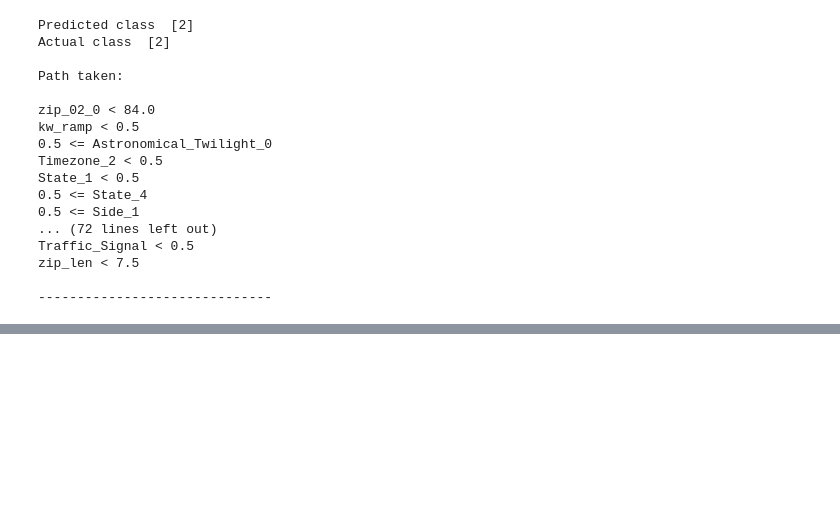
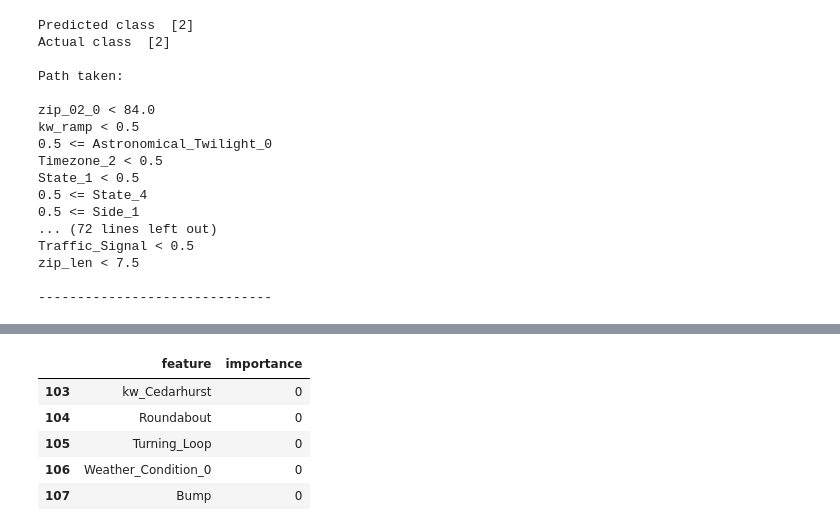
Before and after one commit to sagarsrc/accident-detection, a Jupyter notebook: notebooks/009_Modelling_Dtrees.ipynb, the cells around one changed output, grey strips where cells are left out. Saved outputs shown, nothing was run; the diff lists cells and outputs as text; code cells hidden in the pictures; blank space fills up the shorter version.

```diff
--- a/notebooks/009_Modelling_Dtrees.ipynb
+++ b/notebooks/009_Modelling_Dtrees.ipynb
@@ -472,0 +521,10 @@ zip_len < 7.5
+# %%
+# bottom 5 features
+df_fimp.tail()
+# %% [output]
+|  | feature | importance |
+| 103 | kw_Cedarhurst | 0 |
+| 104 | Roundabout | 0 |
+| 105 | Turning_Loop | 0 |
+| 106 | Weather_Condition_0 | 0 |
+| 107 | Bump | 0 |
```
Also changed, not shown: parts of 8 cells of this notebook.
